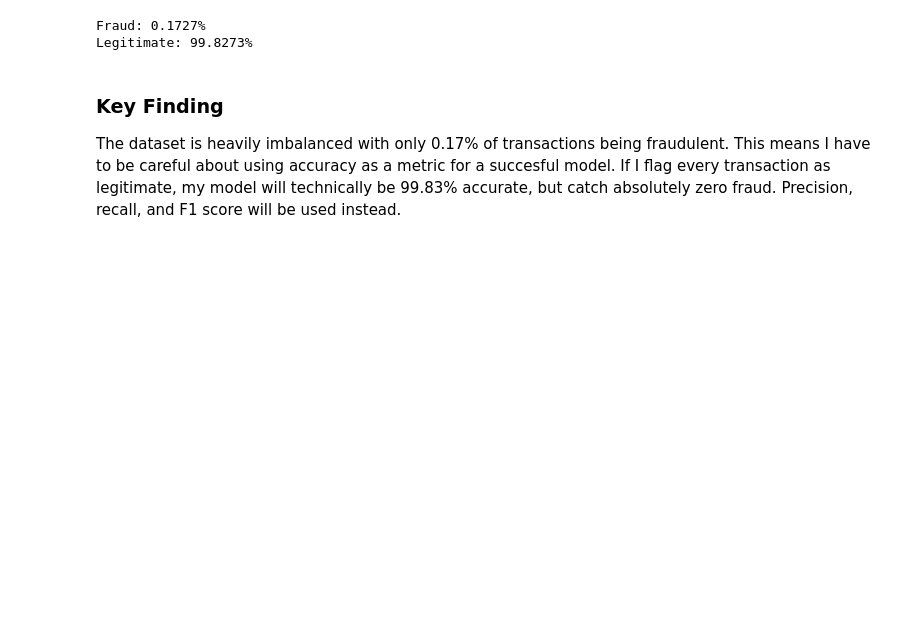
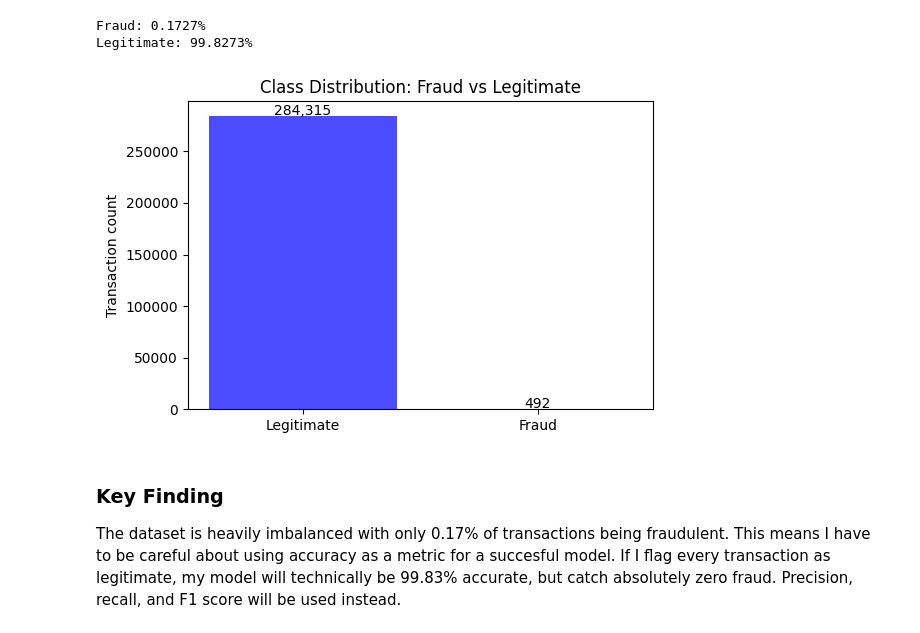
Before and after one commit to Ism2121/fraud-detection, a Jupyter notebook: notebooks/01_EDA_and_rules.ipynb, the cells around one changed output. Cells and saved outputs as stored; diff of their text form; code cells hidden in the pictures; blank space fills up the shorter version.

Commit message:
Added EDA visualizations

```diff
--- a/notebooks/01_EDA_and_rules.ipynb
+++ b/notebooks/01_EDA_and_rules.ipynb
@@ -61,6 +61,21 @@ print(f"Legitimate: {legit_pct:.4f}%")
 # %% [output]
 Fraud: 0.1727%
 Legitimate: 99.8273%
+# %%
+import matplotlib.pyplot as plt
+
+labels = ['Legitimate', 'Fraud']
+counts = [df['Class'].value_counts()[0], df['Class'].value_counts()[1]]
+
+plt.figure(figsize=(6,4))
+plt.bar(labels, counts, color=['blue', 'red'], alpha=0.7)
+plt.title('Class Distribution: Fraud vs Legitimate')
+plt.ylabel('Transaction count')
+for i, count in enumerate(counts):
+    plt.text(i, count + 1000, f'{count:,}', ha='center')
+plt.show()
+# %% [output]
+[figure, added]
 # %% [markdown]
 ### Key Finding
 The dataset is heavily imbalanced with only 0.17% of transactions being fraudulent. This means I have to be careful about using accuracy as a metric for a succesful model. If I flag every transaction as legitimate, my model will technically be 99.83% accurate, but catch absolutely zero fraud. Precision, recall, and F1 score will be used instead.
```
Also changed, not shown: parts of 4 cells of this notebook.
